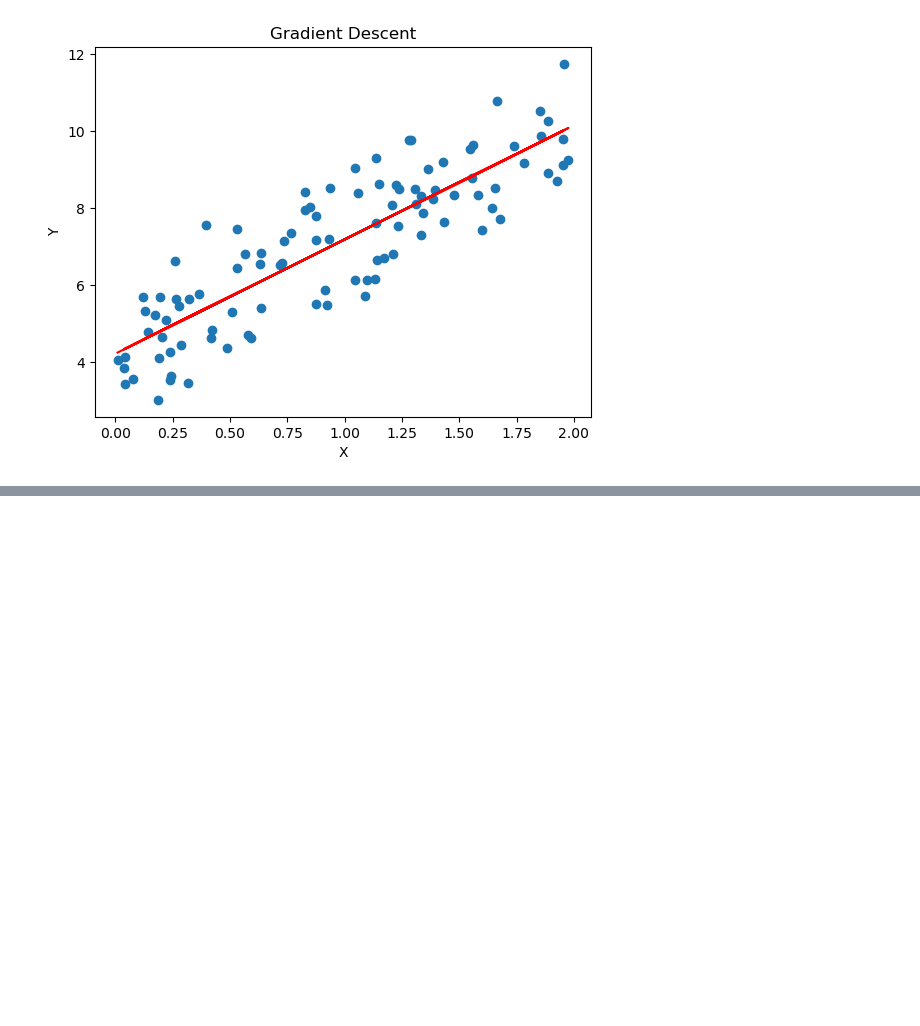
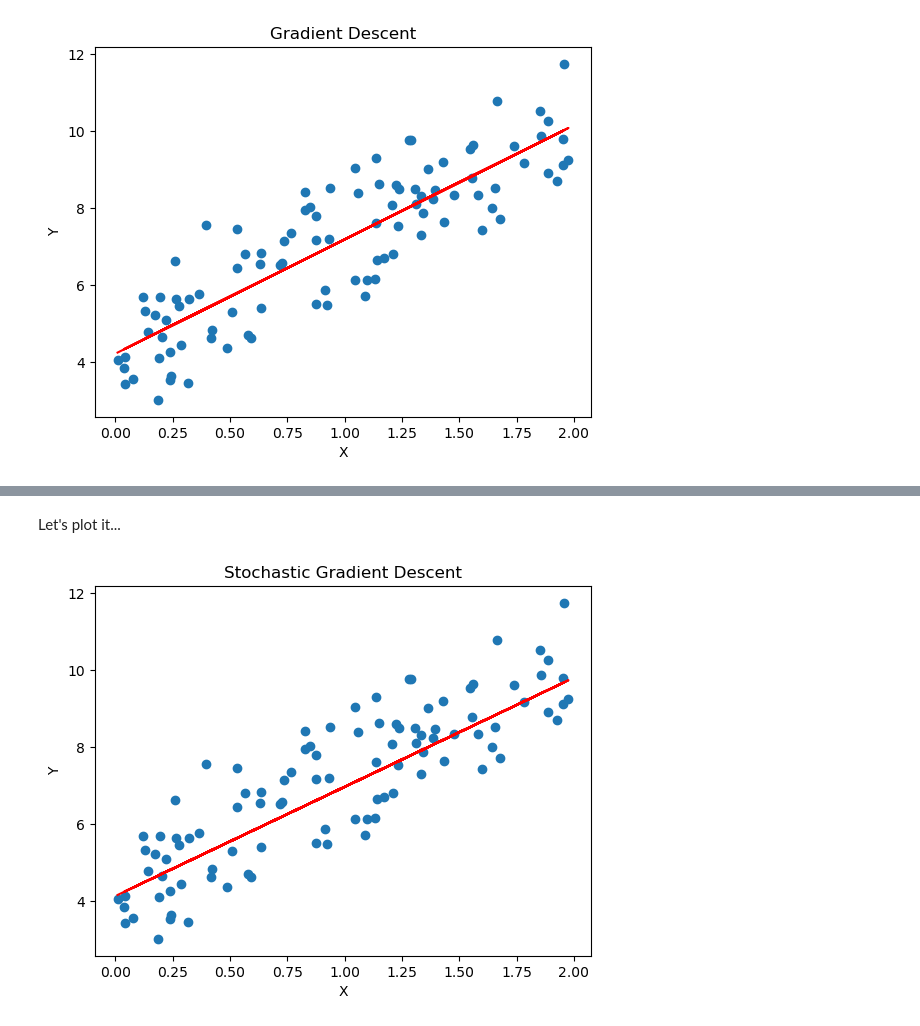
Before and after one commit to SharafatKarim/python-notebook, a Jupyter notebook: 02 - numerical methods/06 - linear_regression.ipynb, the cells around one changed output, grey strips where cells are left out. Drawn from its saved outputs; the diff is of its cells as text; code cells hidden in the pictures; blank space fills up the shorter version.

```diff
--- a/02 - numerical methods/06 - linear_regression.ipynb
+++ b/02 - numerical methods/06 - linear_regression.ipynb
@@ -79,0 +84,28 @@ plt.show()
+# %%
+def stochastic_gradient_descent(x, y, m=0, b=0, learning_rate=0.01, epochs=10000):
+    n = len(y)
+    for _ in range(epochs):
+        for i in range(n):
+            xi = x[i:i+1]
+            yi = y[i:i+1]
+            y_pred = m * xi + b
+            dm = -2 * xi * (yi - y_pred)
+            db = -2 * (yi - y_pred)
+            m -= learning_rate * dm
+            b -= learning_rate * db
+    return m, b
+# %% [markdown]
+Let's plot it...
+# %%
+plt.scatter(x, y)
+
+m, b = stochastic_gradient_descent(x, y)
+plt.plot(x, m*x + b, color='red')
+
+plt.xlabel('X')
+plt.ylabel('Y')
+
+plt.title('Stochastic Gradient Descent')
+plt.show()
+# %% [output]
+[figure, added]
```
Also changed, not shown: parts of 1 cell of this notebook.
